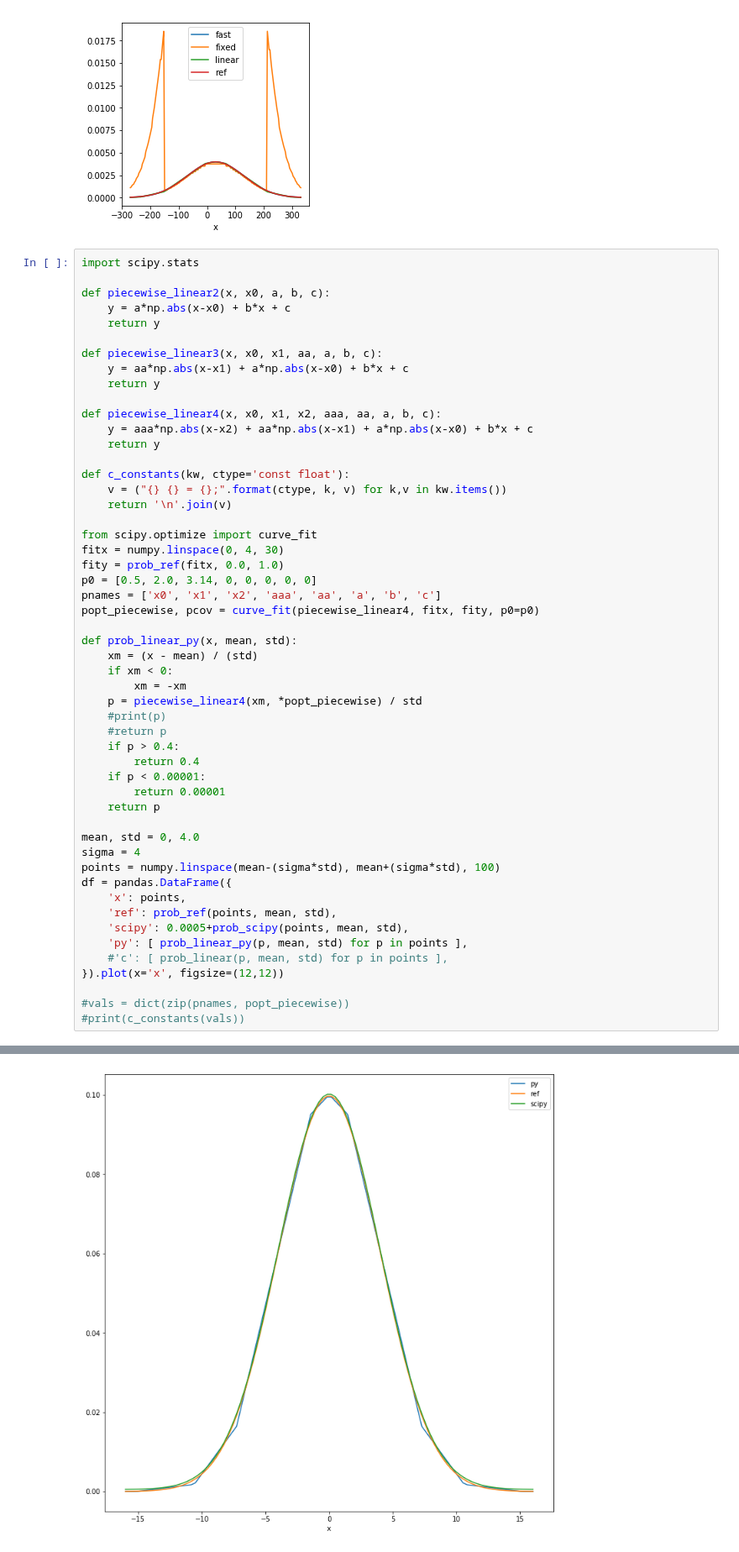
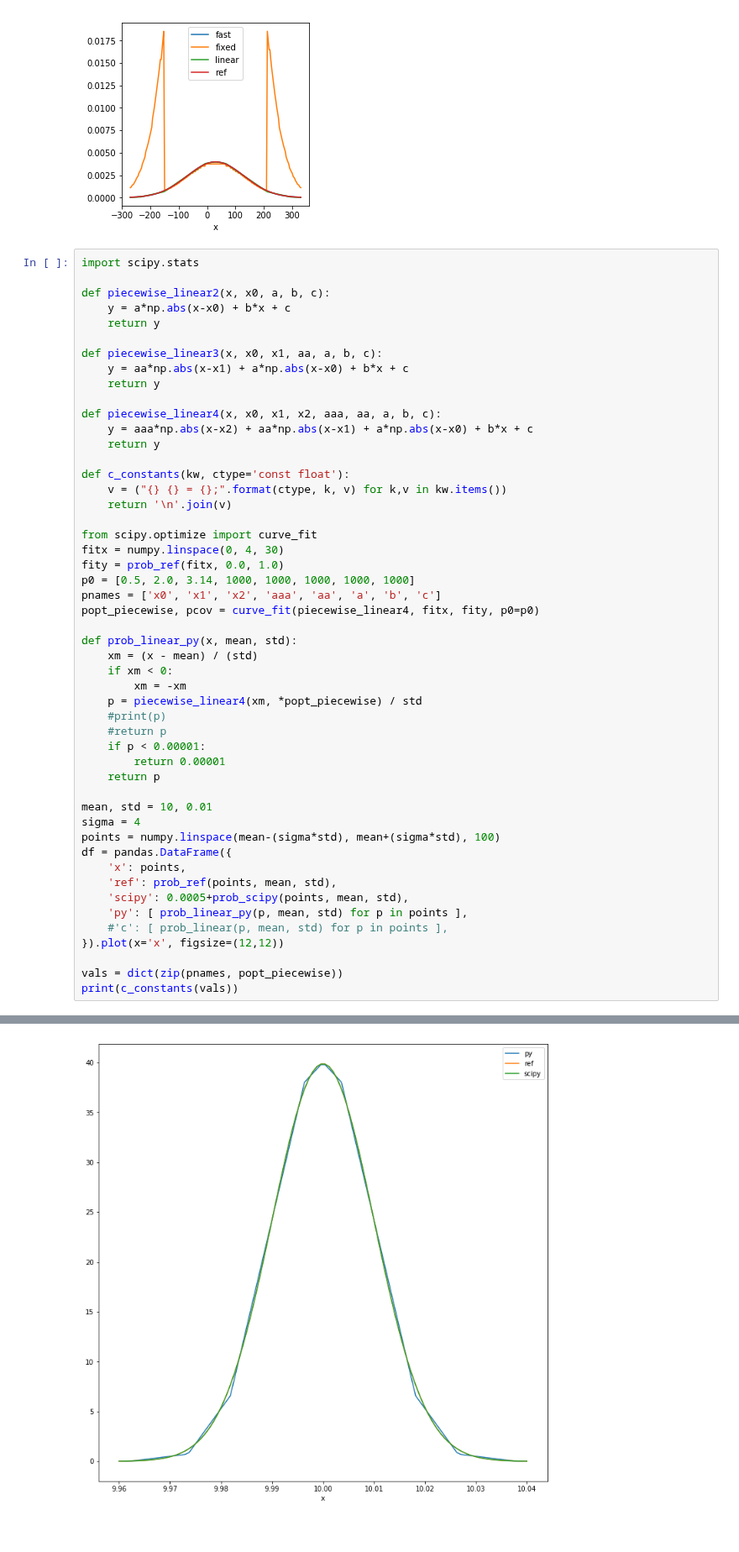
Before and after one commit to jonnor/embeddedml, a Jupyter notebook: NaiveBayes.ipynb, the cells around one changed output, grey strips where cells are left out. Shown at 84% size. Cells and saved outputs as stored; diff of their text form.

```diff
--- a/NaiveBayes.ipynb
+++ b/NaiveBayes.ipynb
@@ -89,7 +89,7 @@ def c_constants(kw, ctype='const float'):
 from scipy.optimize import curve_fit
 fitx = numpy.linspace(0, 4, 30)
 fity = prob_ref(fitx, 0.0, 1.0)
-p0 = [0.5, 2.0, 3.14, 0, 0, 0, 0, 0]
+p0 = [0.5, 2.0, 3.14, 1000, 1000, 1000, 1000, 1000]
 pnames = ['x0', 'x1', 'x2', 'aaa', 'aa', 'a', 'b', 'c']
 popt_piecewise, pcov = curve_fit(piecewise_linear4, fitx, fity, p0=p0)
 
@@ -100,13 +100,11 @@ def prob_linear_py(x, mean, std):
     p = piecewise_linear4(xm, *popt_piecewise) / std
     #print(p)
     #return p
-    if p > 0.4:
-        return 0.4
     if p < 0.00001:
         return 0.00001
     return p
 
-mean, std = 0, 4.0
+mean, std = 10, 0.01
 sigma = 4
 points = numpy.linspace(mean-(sigma*std), mean+(sigma*std), 100)
 df = pandas.DataFrame({
@@ -117,6 +115,6 @@ df = pandas.DataFrame({
     #'c': [ prob_linear(p, mean, std) for p in points ],
 }).plot(x='x', figsize=(12,12))
 
-#vals = dict(zip(pnames, popt_piecewise))
-#print(c_constants(vals))
+vals = dict(zip(pnames, popt_piecewise))
+print(c_constants(vals))
 # %% [output]
@@ -123 +129 @@ df = pandas.DataFrame({
-[figure, old version]
+[figure, new version]
```
Also changed, not shown: parts of 3 cells of this notebook, 2 other files.
